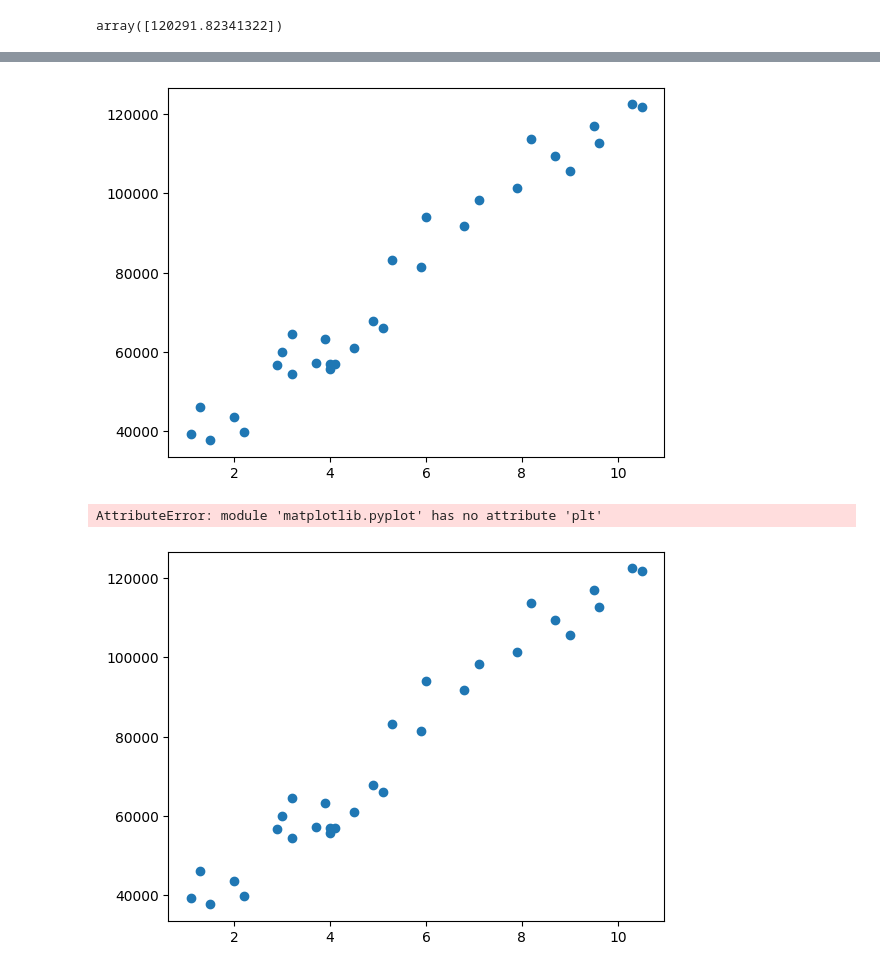
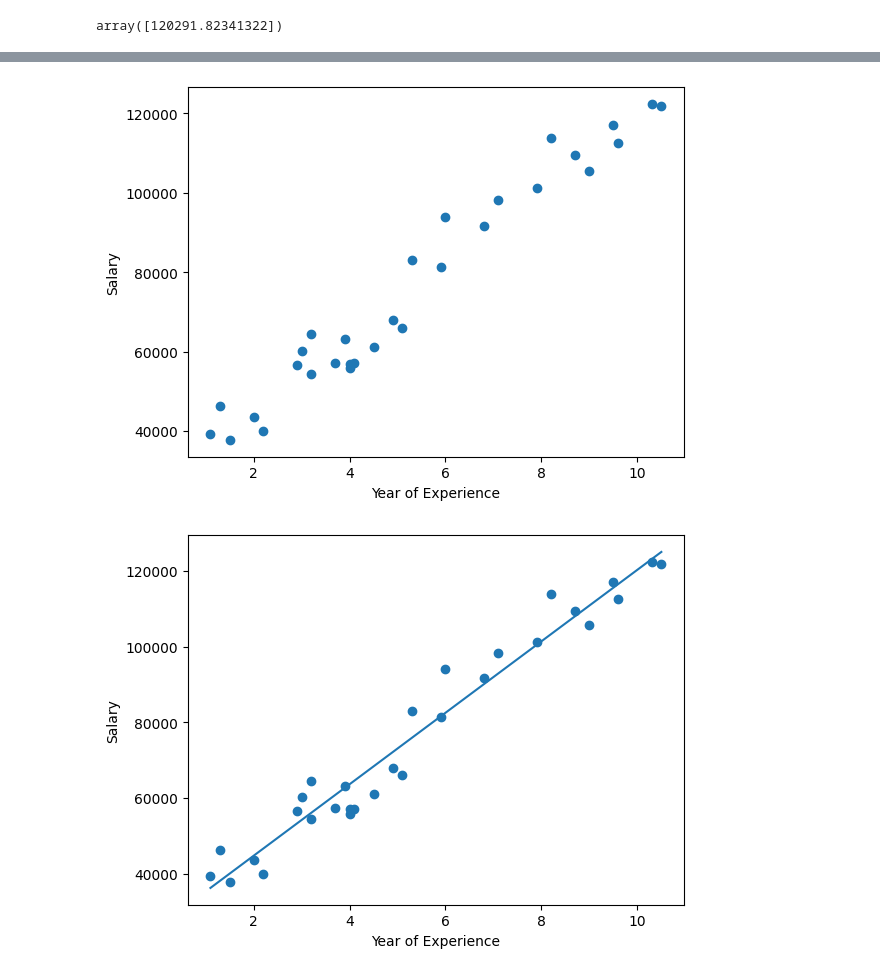
Before and after one commit to Deepak9523/WD_ML-03-02-2003-, a Jupyter notebook: first.ipynb, the cells around one changed output, grey strips where cells are left out. Saved outputs shown, nothing was run; the diff lists cells and outputs as text; code cells hidden in the pictures.

```diff
--- a/first.ipynb
+++ b/first.ipynb
@@ -249,7 +231,7 @@ model.predict([[10]])
 # %% [output]
 array([120291.82341322])
 # %%
-x_pred=model.predict(X)
+y_pred=model.predict(X)
 # %%
 pip install matplotlib
 # %% [output]
@@ -282,12 +261,15 @@ plt.show()
 # %%
 plt.scatter(X,y)
+plt.xlabel("Year of Experience")
+plt.ylabel("Salary")
 plt.show()
 # %% [output]
-[figure, old version]
+[figure, new version]
 # %%
 plt.scatter(X,y)
-plt.plt(X,x_pred)
+plt.plot(X,y_pred)
+plt.xlabel("Year of Experience")
+plt.ylabel("Salary")
 plt.show()
 # %% [output]
-AttributeError: module 'matplotlib.pyplot' has no attribute 'plt'
-[figure, old version]
+[figure, new version]
```
Also changed, not shown: parts of 25 cells of this notebook, 3 other files.
